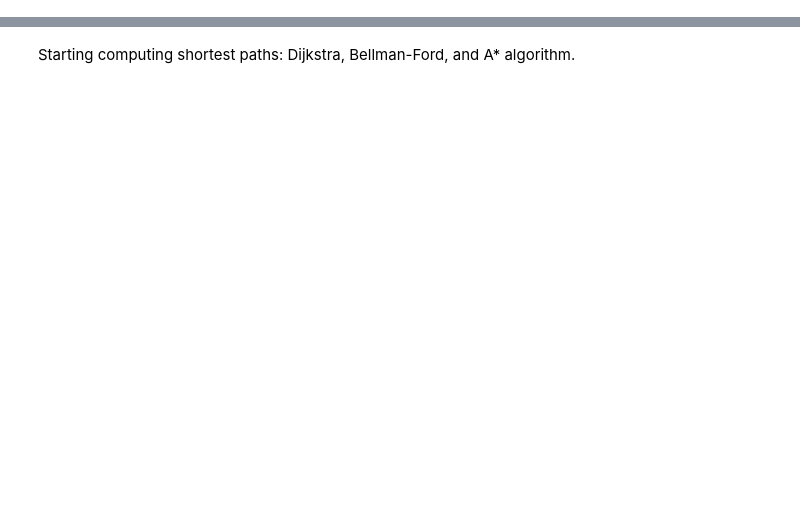
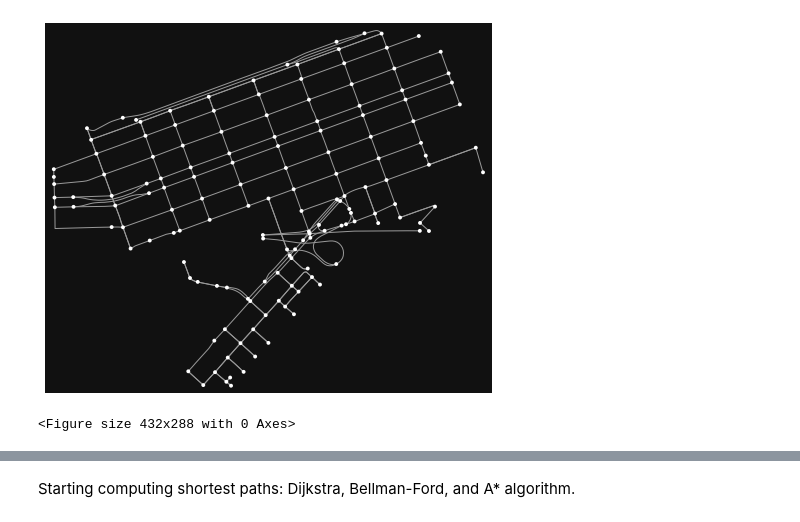
Before and after one commit to chenchuw/Boston-Route-Recommendation, a Jupyter notebook: Navigator.ipynb, the cells around one changed output, grey strips where cells are left out. Drawn from its saved outputs; the diff is of its cells as text; code cells hidden in the pictures; blank space fills up the shorter version.

```diff
--- a/Navigator.ipynb
+++ b/Navigator.ipynb
@@ -9,13 +10,16 @@ from queue import PriorityQueue
 # %%
-ox.config(log_console=True, use_cache=True)
+ox.config(log_console=False, use_cache=False)
 # Get the ROADS and NODES of Back bay, Boston
 # NODES(white dots) and EDGES(grey lines) are stored in Digraph
 place_name = "Back Bay, Massachusetts, USA"
 mode = 'drive'
 optimizer = 'length'
 graph = ox.graph_from_place(place_name,network_type=mode)
 fig, ax = ox.plot_graph(graph)
 plt.tight_layout()
+# %% [output]
+[figure, added]
+<Figure size 432x288 with 0 Axes>
 # %%
 # Extract NODES and EDGES
 nodes, edges = ox.graph_to_gdfs(graph, nodes=True, edges=True)
```
Also changed, not shown: parts of 9 cells of this notebook, 10 other files.
